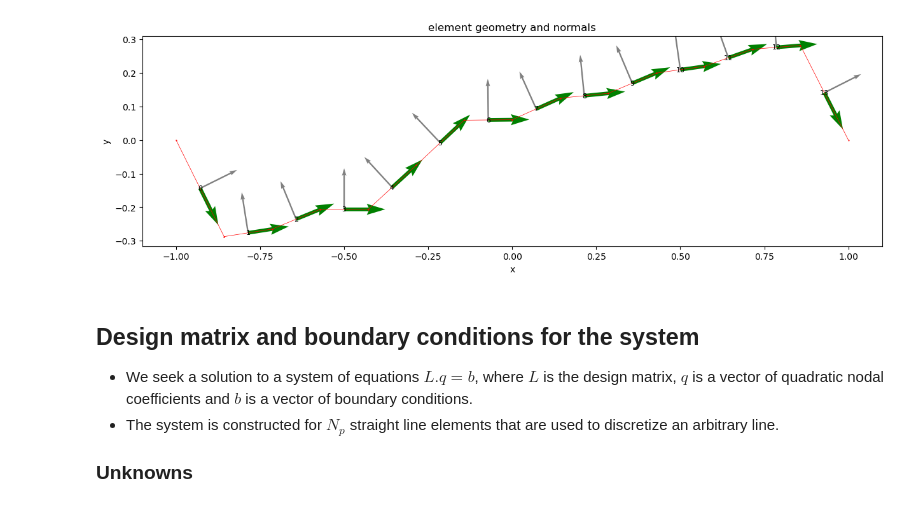
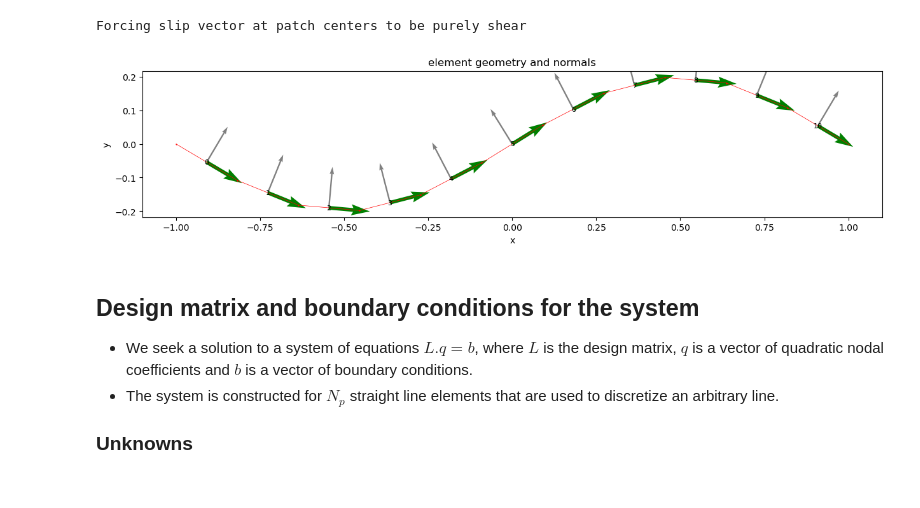
Before and after one commit to mallickrishg/bemcs, a Jupyter notebook: Nonplanarpatches_rotation.ipynb, the cells around one changed output. Drawn from its saved outputs; the diff is of its cells as text; code cells hidden in the pictures.

Commit message:
added sinusoidal faults

```diff
--- a/Nonplanarpatches_rotation.ipynb
+++ b/Nonplanarpatches_rotation.ipynb
@@ -99,10 +99,14 @@ q_s^{2a} \\ q_s^{2b} \\ q_s^{2c} \\ q_n^{2a} \\ q_n^{2b} \\ q_n^{2c} \end{bmatri
 \end{equation}$
 # %%
 # use a non-uniform mesh
-n_elements = 14
+n_elements = 11
 # sorted_xlocs = np.sort(np.random.uniform(size=n_elements-1,low=-0.7,high=0.9))
 sorted_xlocs = np.linspace(-1 + 2/n_elements,1-2/n_elements,n_elements-1)
-sorted_ylocs = np.sort(np.random.uniform(size=n_elements-1,low=-0.3,high=0.3))
+sorted_ylocs = (np.random.uniform(size=n_elements-1,low=-0.2,high=0.2))
+# try a wavy fault
+sorted_ylocs = 0.2*np.sin(2*np.pi*sorted_xlocs/2)
+# flag for slip to be purely shear
+slip_purely_shear = True
 
 # for a 3 element fault at right angles
 # x1 = np.array((-1.,0,0.))
@@ -116,44 +120,44 @@ x2 = np.concatenate((sorted_xlocs,np.array([1.])))
 y1 = np.concatenate((np.array([0.]), sorted_ylocs))
 y2 = np.concatenate((sorted_ylocs,np.array([0.])))
 
 # planar dipping fault
 # y1 = -np.sin(np.pi/4)*x1
 # y2 = -np.sin(np.pi/4)*x2
 
 elements = []
 element = {}
 for i in range(n_elements):
     element["x1"] = x1[i]
     element["y1"] = y1[i]
     element["x2"] = x2[i]
     element["y2"] = y2[i]
     elements.append(element.copy())
 elements = bemcs.standardize_elements(elements)
 
 # slip imposed at central nodes of each patch (these are in x,y coordinates)
 # slip_vector_x = np.random.uniform(size=n_elements,low = 0.5, high = 1.0)*0
 # slip_vector_y = np.random.uniform(size=n_elements,low = 0.5, high = 1.0)
-if n_elements % 2 == 0:
-    slip_vector_x = 1 - np.abs(np.linspace(-1,1,n_elements))
-else:
-    slip_vector_x = 1 - np.linspace(-1,1,n_elements)**2
-slip_vector_y = np.random.uniform(size=n_elements,low = -0.0, high = 0.)
+slip_vector_x = 1 - np.linspace(-1,1,n_elements)**2 #+ np.random.uniform(size=n_elements,low = -0.1, high = 0.1)
+slip_vector_y = np.random.uniform(size=n_elements,low = -0.2, high = 0.2)*0
 
 # force slip vector to be purely shear (s_n = 0)
-slip_vector = np.vstack((slip_vector_x,slip_vector_y)).T
-for i in range(len(elements)):
-    slip_vector_x[i],slip_vector_y[i] = slip_vector[i,:]@elements[i]["inverse_rotation_matrix"]
-    # print(slip_vector[i,:])
-    #print(slip_vector_x[i],slip_vector_y[i])
+if slip_purely_shear==True:
+    slip_vector = np.vstack((slip_vector_x,slip_vector_y*0)).T
+    print("Forcing slip vector at patch centers to be purely shear")
+    for i in range(len(elements)):
+        slip_vector_x[i],slip_vector_y[i] = slip_vector[i,:]@elements[i]["inverse_rotation_matrix"]
+        # print(slip_vector[i,:])
+        # print(slip_vector_x[i],slip_vector_y[i])
 
 # slip_vector_x = np.array((0.5,0.,0.5))
 # slip_vector_y = np.array((0.,-1.,0.))
 
 # plot geometry of mesh
 plt.figure(figsize=(15,5))
 bemcs.plot_element_geometry(elements)
 # %% [output]
+Forcing slip vector at patch centers to be purely shear
-[figure, old version]
+[figure, new version]
 # %% [markdown]
 ## Design matrix and boundary conditions for the system
 
```
Also changed, not shown: parts of 4 cells of this notebook.
